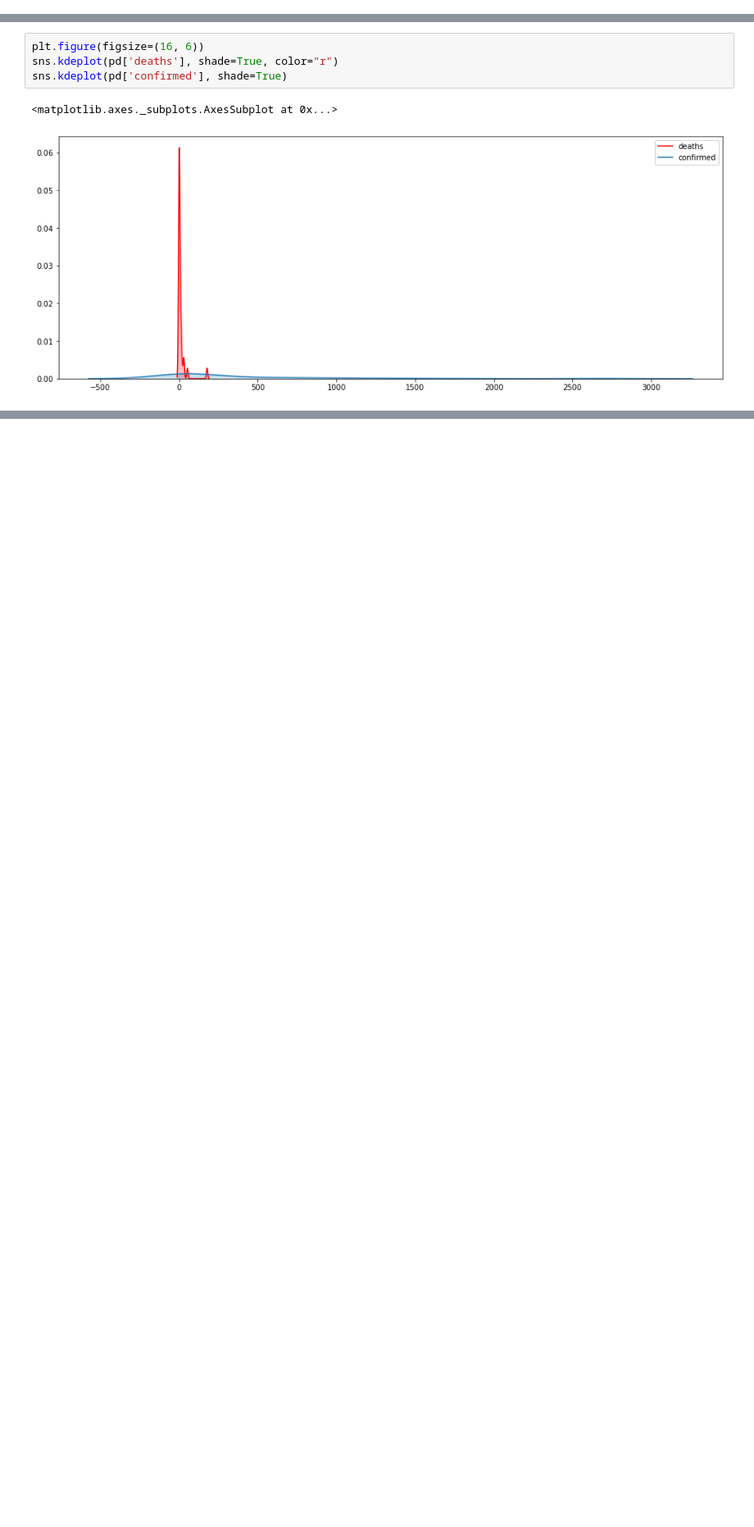
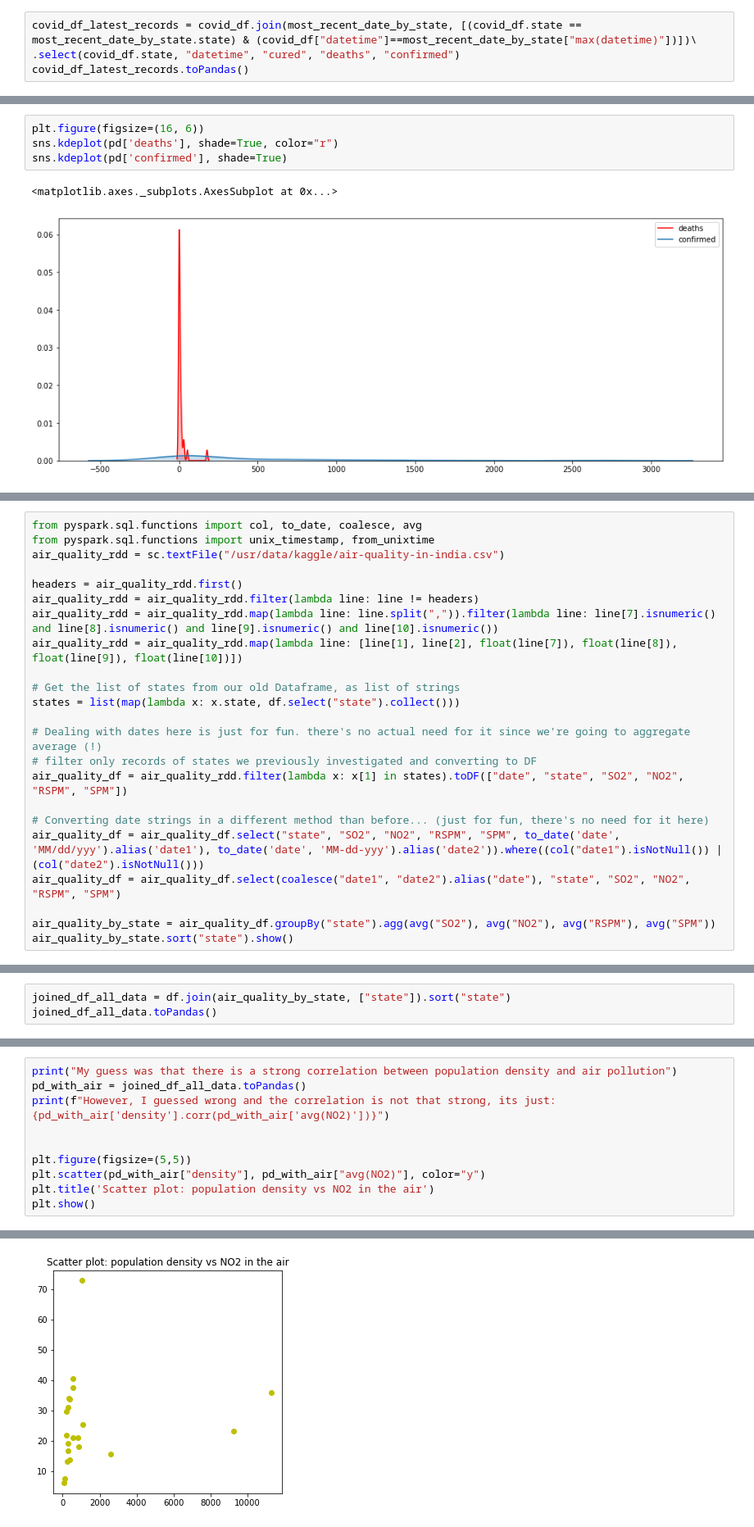
Before and after one commit to eliranshemtov/spark_analytics_exercises, a Jupyter notebook: Exercise 1/notebook/Spark_anlytics_exc1.ipynb, the cells around one changed output, grey strips where cells are left out. Shown at 82% size. Drawn from its saved outputs; the diff is of its cells as text; blank space fills up the shorter version.

```diff
--- a/Exercise 1/notebook/Spark_anlytics_exc1.ipynb
+++ b/Exercise 1/notebook/Spark_anlytics_exc1.ipynb
@@ -105,0 +115,4 @@ Let's display that joined table in a nice Pandas format:
+# %%
+covid_df_latest_records = covid_df.join(most_recent_date_by_state, [(covid_df.state == most_recent_date_by_state.state) & (covid_df["datetime"]==most_recent_date_by_state["max(datetime)"])])\
+.select(covid_df.state, "datetime", "cured", "deaths", "confirmed")
+covid_df_latest_records.toPandas()
@@ -264,0 +320,23 @@ print("Intercept: " + str(lr_model.intercept))
+# %%
+from pyspark.sql.functions import col, to_date, coalesce, avg
+from pyspark.sql.functions import unix_timestamp, from_unixtime
+air_quality_rdd = sc.textFile("/usr/data/kaggle/air-quality-in-india.csv")
+
+headers = air_quality_rdd.first()
+air_quality_rdd = air_quality_rdd.filter(lambda line: line != headers)
+air_quality_rdd = air_quality_rdd.map(lambda line: line.split(",")).filter(lambda line: line[7].isnumeric() and line[8].isnumeric() and line[9].isnumeric() and line[10].isnumeric())
+air_quality_rdd = air_quality_rdd.map(lambda line: [line[1], line[2], float(line[7]), float(line[8]), float(line[9]), float(line[10])])
+
+# Get the list of states from our old Dataframe, as list of strings
+states = list(map(lambda x: x.state, df.select("state").collect()))
+
+# Dealing with dates here is just for fun. there's no actual need for it since we're going to aggregate average (!)
+# filter only records of states we previously investigated and converting to DF
+air_quality_df = air_quality_rdd.filter(lambda x: x[1] in states).toDF(["date", "state", "SO2", "NO2", "RSPM", "SPM"])
+
+# Converting date strings in a different method than before... (just for fun, there's no need for it here)
+air_quality_df = air_quality_df.select("state", "SO2", "NO2", "RSPM", "SPM", to_date('date', 'MM/dd/yyy').alias('date1'), to_date('date', 'MM-dd-yyy').alias('date2')).where((col("date1").isNotNull()) | (col("date2").isNotNull()))
+air_quality_df = air_quality_df.select(coalesce("date1", "date2").alias("date"), "state", "SO2", "NO2", "RSPM", "SPM")
+
+air_quality_by_state = air_quality_df.groupBy("state").agg(avg("SO2"), avg("NO2"), avg("RSPM"), avg("SPM"))
+air_quality_by_state.sort("state").show()
@@ -264,0 +363,3 @@ print("Intercept: " + str(lr_model.intercept))
+# %%
+joined_df_all_data = df.join(air_quality_by_state, ["state"]).sort("state")
+joined_df_all_data.toPandas()
@@ -264,0 +384,11 @@ print("Intercept: " + str(lr_model.intercept))
+# %%
+print("My guess was that there is a strong correlation between population density and air pollution")
+pd_with_air = joined_df_all_data.toPandas()
+print(f"However, I guessed wrong and the correlation is not that strong, its just: {pd_with_air['density'].corr(pd_with_air['avg(NO2)'])}")
+
+
+plt.figure(figsize=(5,5))
+plt.scatter(pd_with_air["density"], pd_with_air["avg(NO2)"], color="y")
+plt.title('Scatter plot: population density vs NO2 in the air')
+plt.show()
+# %% [output]
@@ -264,0 +397 @@ print("Intercept: " + str(lr_model.intercept))
+[figure, added]
```
Also changed, not shown: parts of 70 cells of this notebook, 19 other files.
